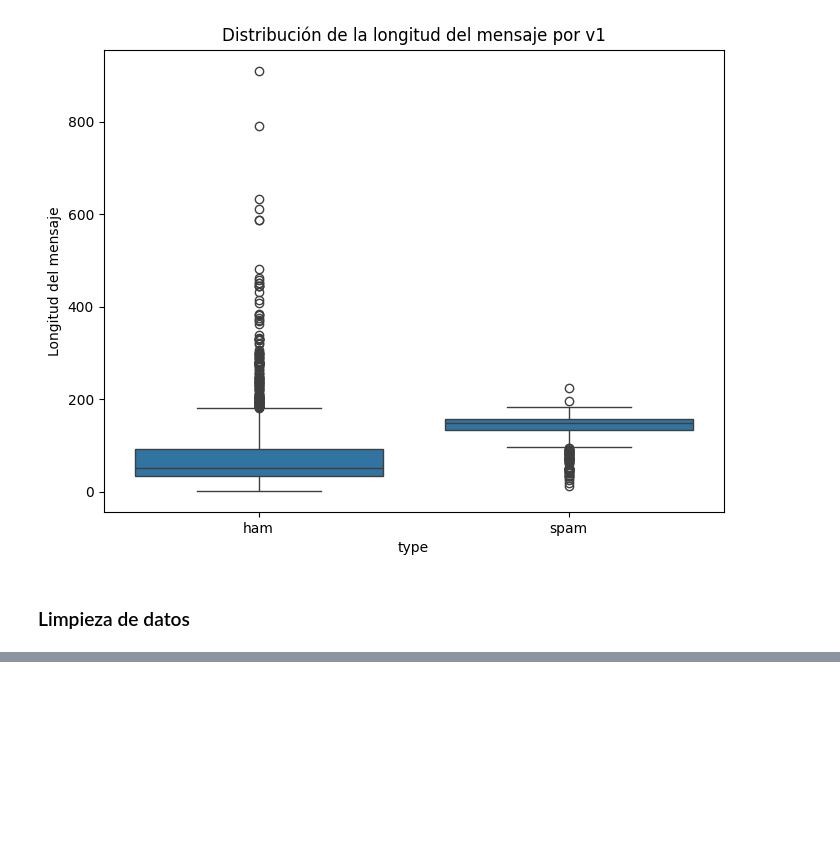
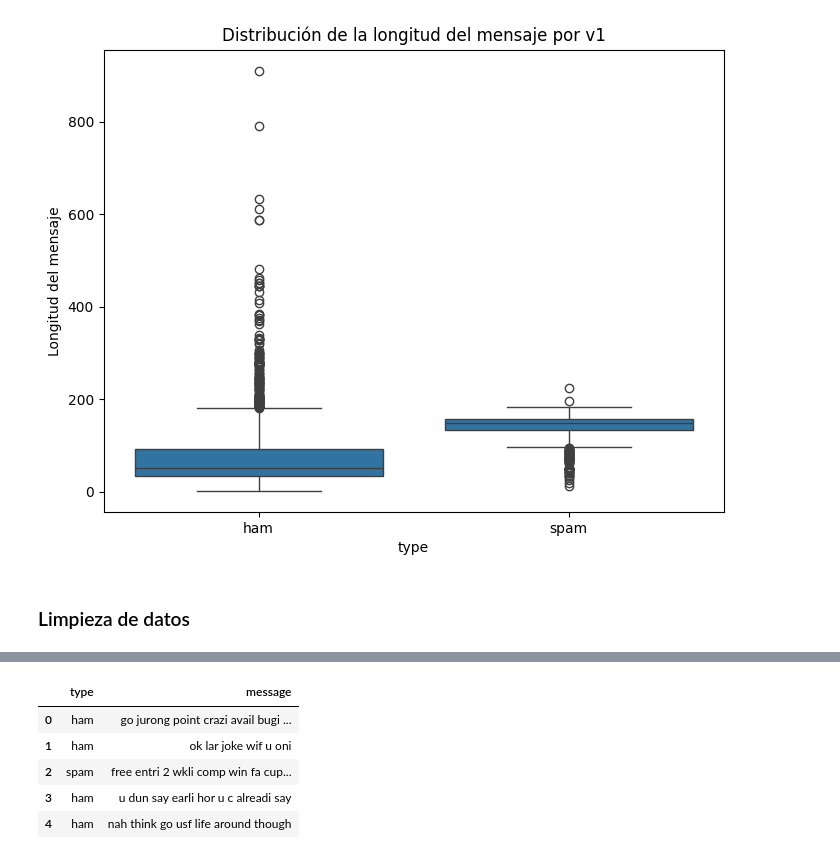
Before and after one commit to Sebas021210/Proyecto2-IA, a Jupyter notebook: Proyecto2.ipynb, the cells around one changed output, grey strips where cells are left out. Drawn from its saved outputs; the diff is of its cells as text; code cells hidden in the pictures; blank space fills up the shorter version.

Commit message:
Limpieza de datos

```diff
--- a/Proyecto2.ipynb
+++ b/Proyecto2.ipynb
@@ -92,3 +96,5 @@ plt.show()
 [figure]
 # %% [markdown]
 ### Limpieza de datos
+# %%
+datos = pd.read_csv('spam-proyecto.csv', usecols=[0, 1], skiprows=1, names=['type', 'message'], encoding='latin-1')
@@ -94,0 +162,9 @@ plt.show()
+# %%
+datos.head()
+# %% [output]
+|  | type | message |
+| 0 | ham | go jurong point crazi avail bugi ... |
+| 1 | ham | ok lar joke wif u oni |
+| 2 | spam | free entri 2 wkli comp win fa cup... |
+| 3 | ham | u dun say earli hor u c alreadi say |
+| 4 | ham | nah think go usf life around though |
```
Also changed, not shown: parts of 7 cells of this notebook, 1 other file.
